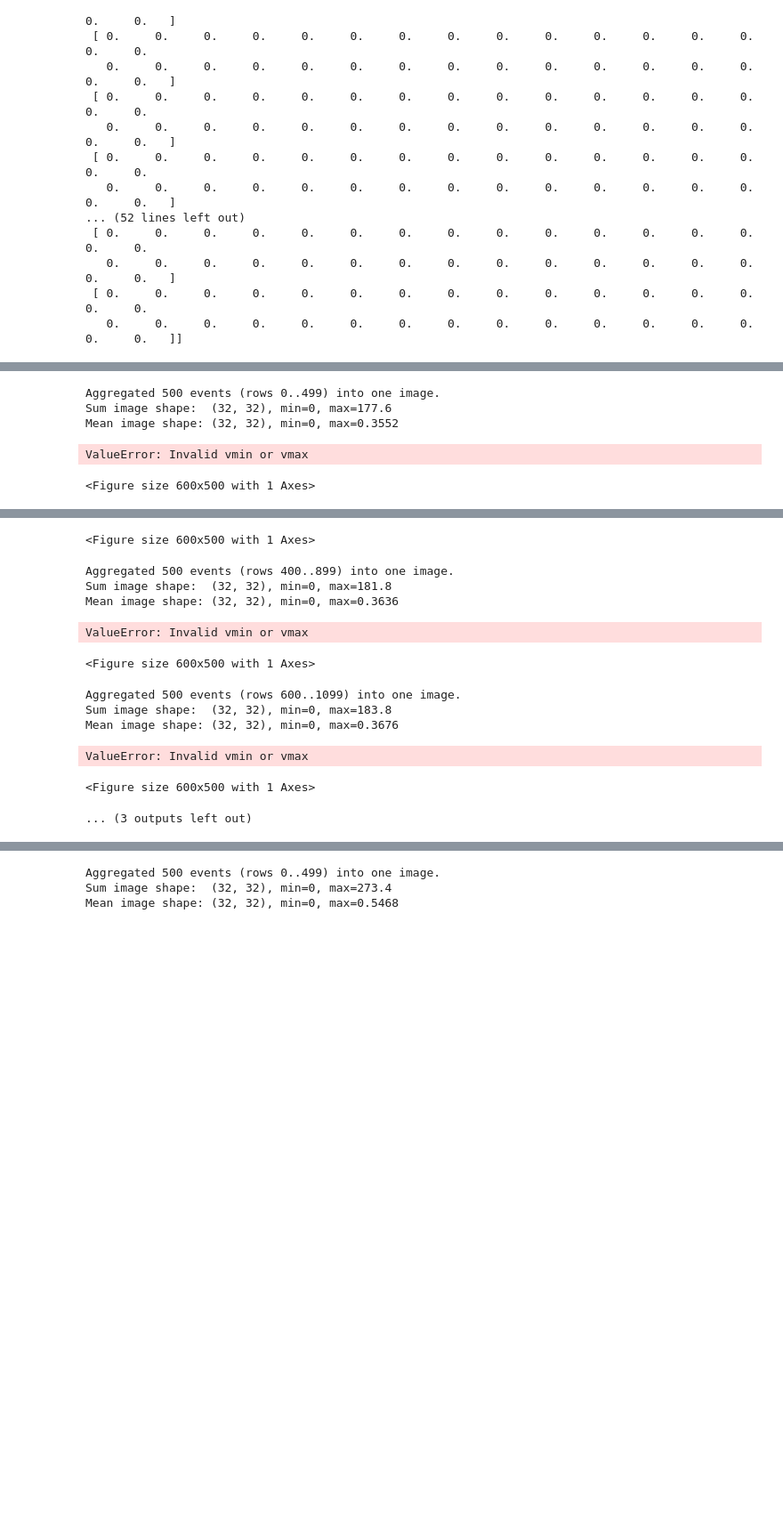
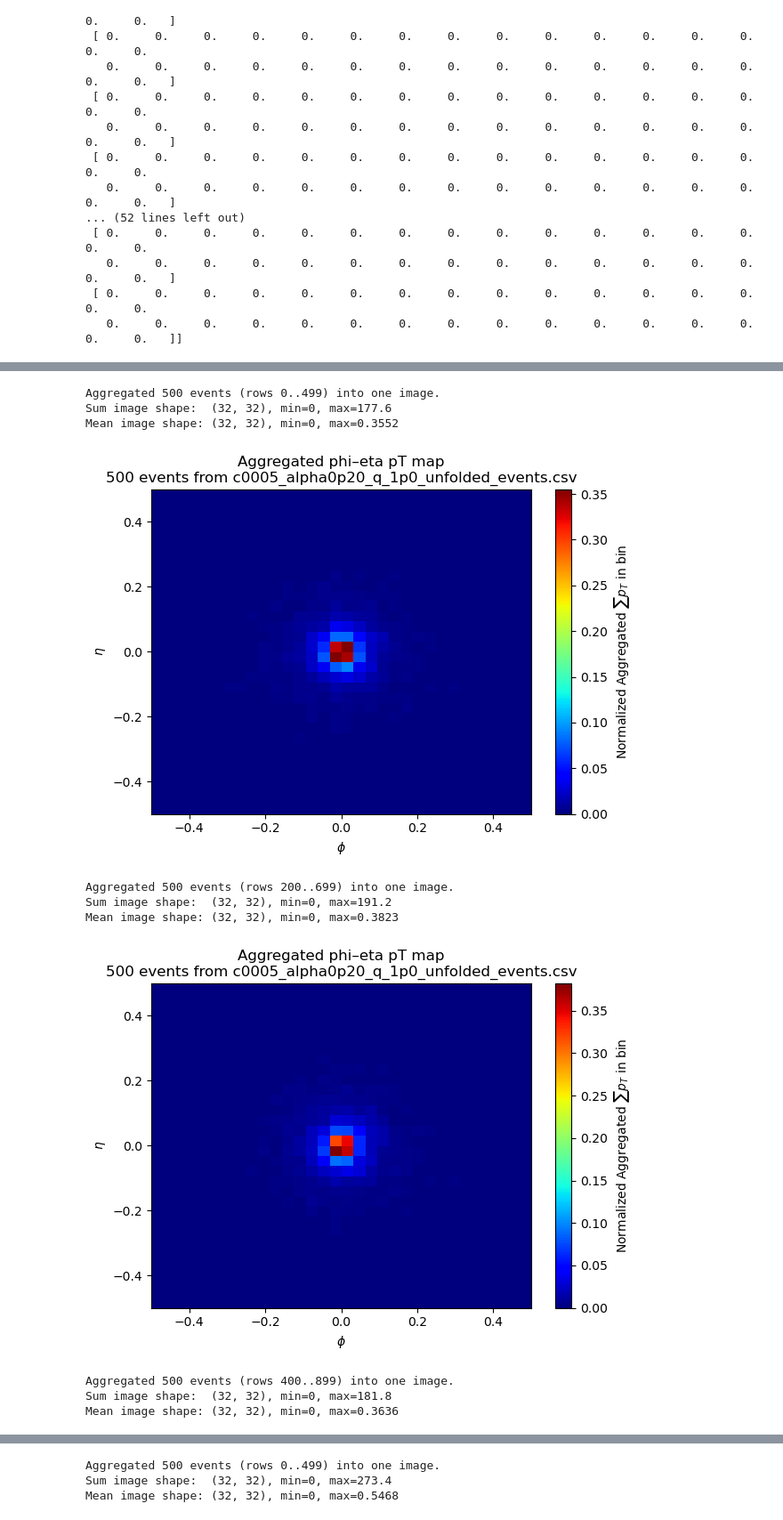
Before and after one commit to hmehryar/ml-jet-ext, a Jupyter notebook: dataset_builder/plot_event.ipynb, the cells around one changed output, grey strips where cells are left out. Shown at 89% size. Cells and saved outputs as stored; diff of their text form; code cells hidden in the pictures; blank space fills up the shorter version.

```diff
--- a/dataset_builder/plot_event.ipynb
+++ b/dataset_builder/plot_event.ipynb
@@ -495,3 +495,11 @@ def aggregate_and_plot_events(
     plt.show()
 
     return mean_image  # in case you want to save or reuse it
+# %%
+# RS_GROUP_SERVER_02_PATH = "/home/arsalan/wsu_grid_rs_grp_mljet/"
+RS_GROUP_SERVER_03_PATH = "/mnt/Research/arsalan/wsu_grid_rs_grp_mljet/ml-jet-ext/"
+RS_GROUP_SERVER= RS_GROUP_SERVER_03_PATH or RS_GROUP_SERVER_02_PATH
+csv_file = RS_GROUP_SERVER + "pTHat50-250_eCM5020_agg/metadata/c0005_alpha0p20_q_1p0_unfolded_events.csv"
+dataset_root = RS_GROUP_SERVER + "pTHat50-250_eCM5020_agg"
+print(csv_file)
+print(dataset_root)
@@ -498,17 +509,21 @@ def aggregate_and_plot_events(
 # %%
-csv_file = "/mnt/Research/arsalan/wsu_grid_rs_grp_mljet/ml-jet-ext/pTHat50-250_eCM5020_agg/metadata/c0005_alpha0p20_q_1p0_unfolded_events.csv"
-dataset_root = "/mnt/Research/arsalan/wsu_grid_rs_grp_mljet/ml-jet-ext/pTHat50-250_eCM5020_agg"
 
 for start_idx in range(0, 1000, 200):
         agg_image = aggregate_and_plot_events(
             csv_file=csv_file,
             dataset_root=dataset_root,
             start_index=start_idx,
             num_events=500,
         )
 # %% [output]
 Aggregated 500 events (rows 0..499) into one image.
 Sum image shape:  (32, 32), min=0, max=177.6
 Mean image shape: (32, 32), min=0, max=0.3552
+[figure, added]
-ValueError: Invalid vmin or vmax
+Aggregated 500 events (rows 200..699) into one image.
+Sum image shape:  (32, 32), min=0, max=191.2
+Mean image shape: (32, 32), min=0, max=0.3823
+[figure, added]
-<Figure size 600x500 with 1 Axes>
+Aggregated 500 events (rows 400..899) into one image.
+Sum image shape:  (32, 32), min=0, max=181.8
+Mean image shape: (32, 32), min=0, max=0.3636
@@ -519,12 +537,0 @@ ValueError: Invalid vmin or vmax
-<Figure size 600x500 with 1 Axes>
-Aggregated 500 events (rows 400..899) into one image.
-Sum image shape:  (32, 32), min=0, max=181.8
-Mean image shape: (32, 32), min=0, max=0.3636
-ValueError: Invalid vmin or vmax
-<Figure size 600x500 with 1 Axes>
-Aggregated 500 events (rows 600..1099) into one image.
-Sum image shape:  (32, 32), min=0, max=183.8
-Mean image shape: (32, 32), min=0, max=0.3676
-ValueError: Invalid vmin or vmax
-<Figure size 600x500 with 1 Axes>
-... (3 outputs left out)
```
Also changed, not shown: parts of 17 cells of this notebook.
